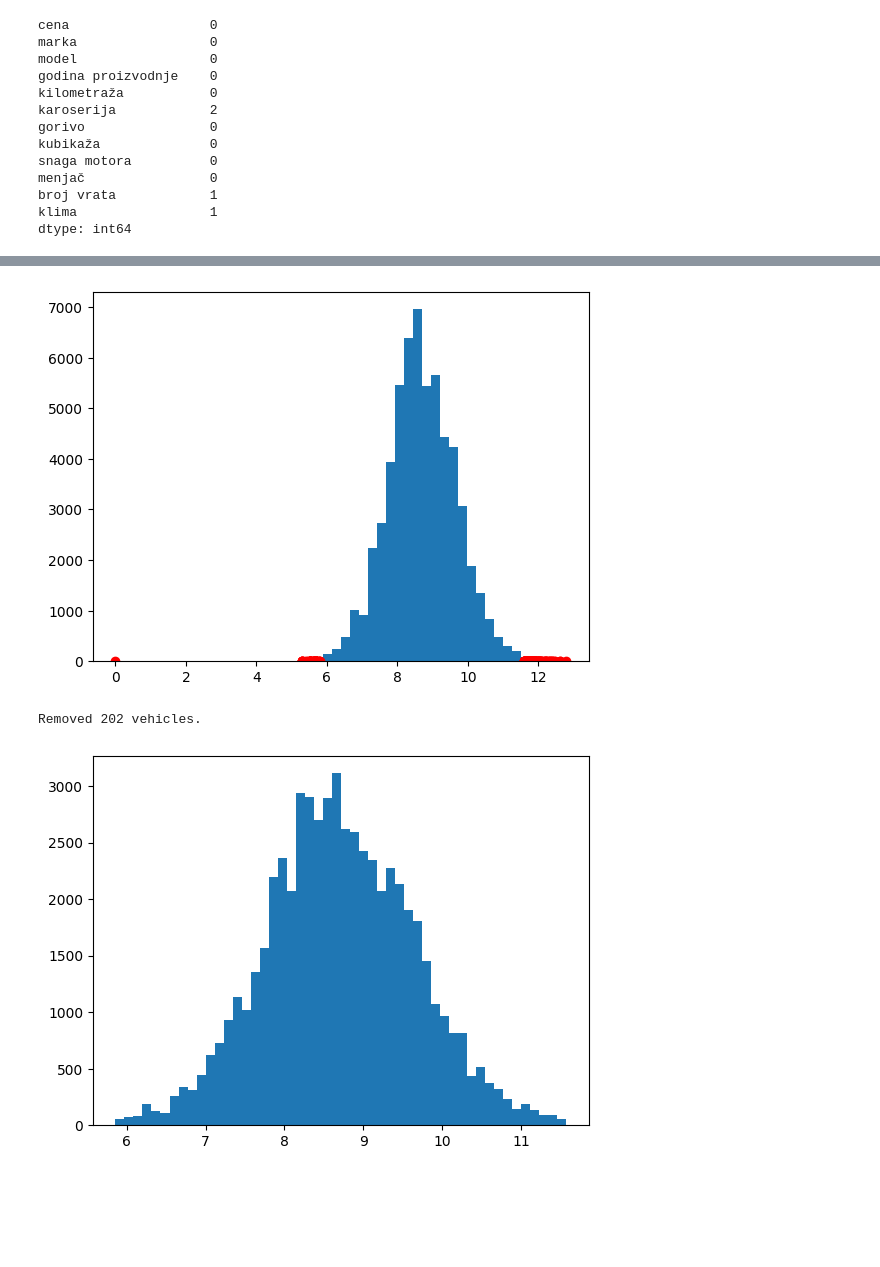
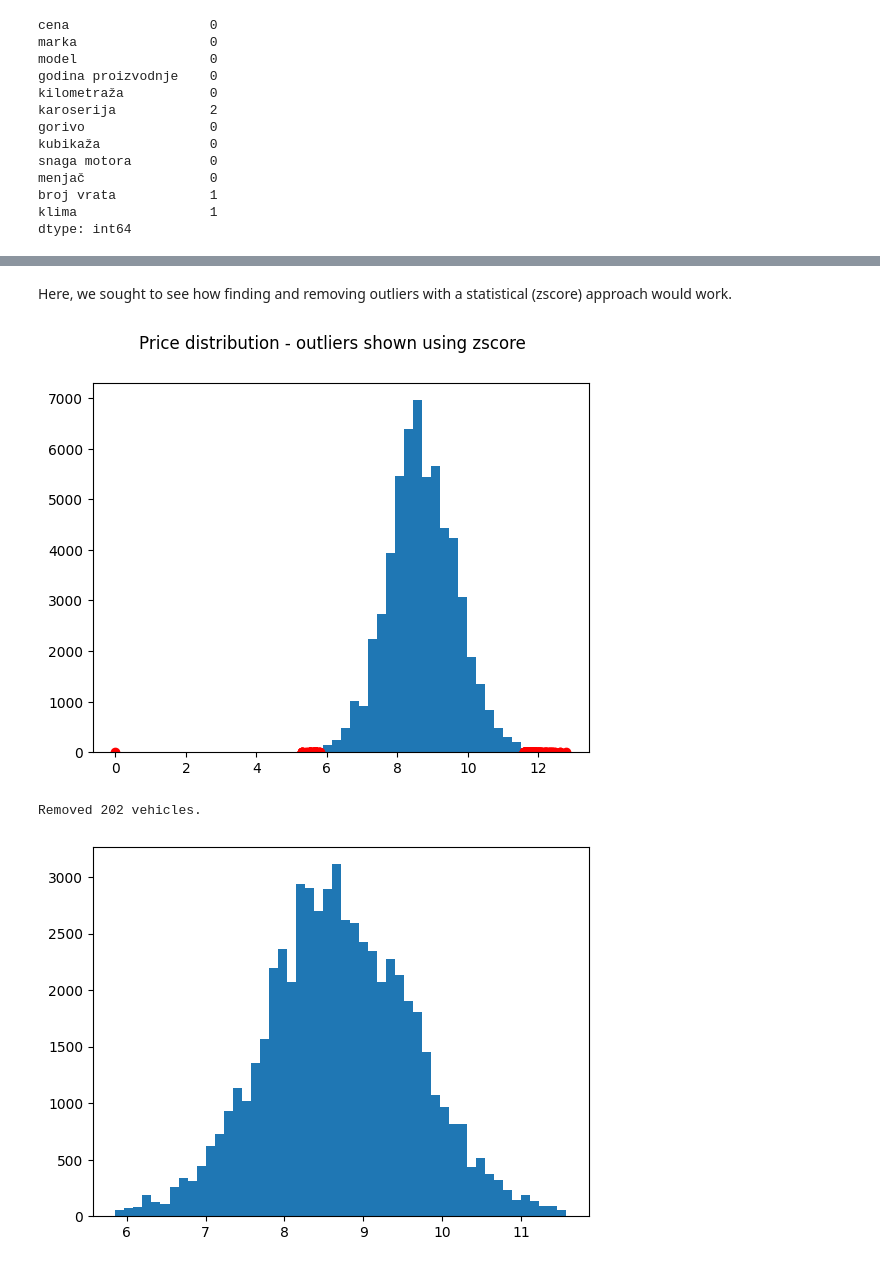
Before and after one commit to milsek/siap-projekat, a Jupyter notebook: explore.ipynb, the cells around one changed output, grey strips where cells are left out. Saved outputs shown, nothing was run; the diff lists cells and outputs as text; code cells hidden in the pictures; blank space fills up the shorter version.

```diff
--- a/explore.ipynb
+++ b/explore.ipynb
@@ -99,14 +103,17 @@ df['cena'] = np.log(df['cena'])
+# %% [markdown]
+Here, we sought to see how finding and removing outliers with a statistical (zscore) approach would work.
 # %%
 threshold = 3
 price_outliers = df[np.abs(stats.zscore(df['cena'])) > threshold]
 
 plt.hist(df['cena'], bins=50)
 plt.scatter(price_outliers['cena'], np.zeros(len(price_outliers)), c='r')
+plt.suptitle('Price distribution - outliers shown using zscore')
 plt.show()
 
 print("Removed %d vehicles." % len(price_outliers['cena']))
 # %% [output]
-[figure, old version]
+[figure, new version]
 Removed 202 vehicles.
 # %%
 threshold = 3
```
Also changed, not shown: parts of 35 cells of this notebook, 1 other file.
